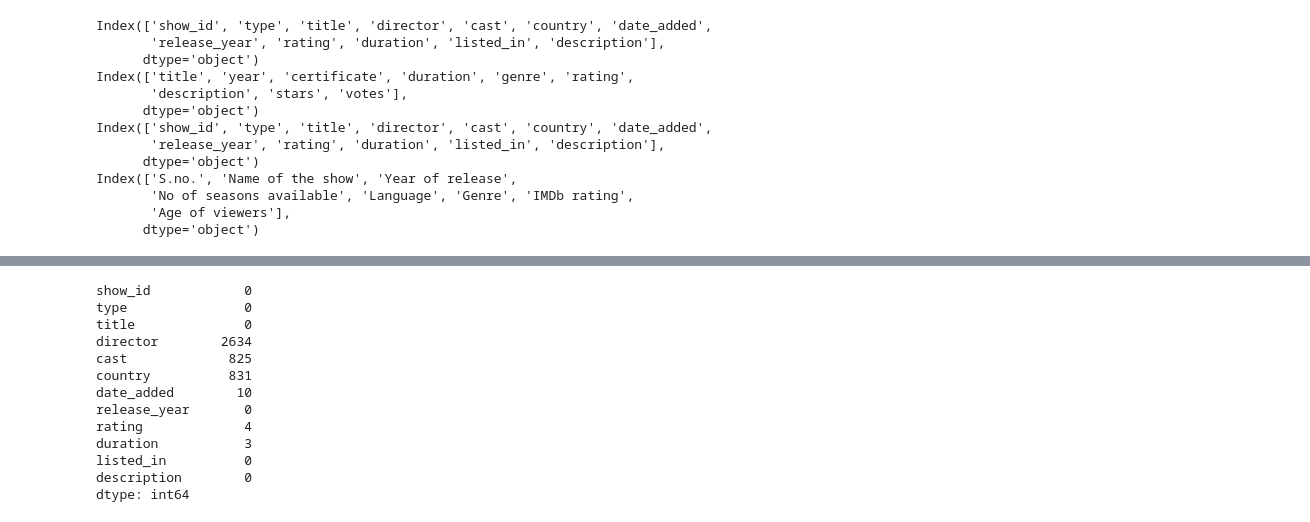
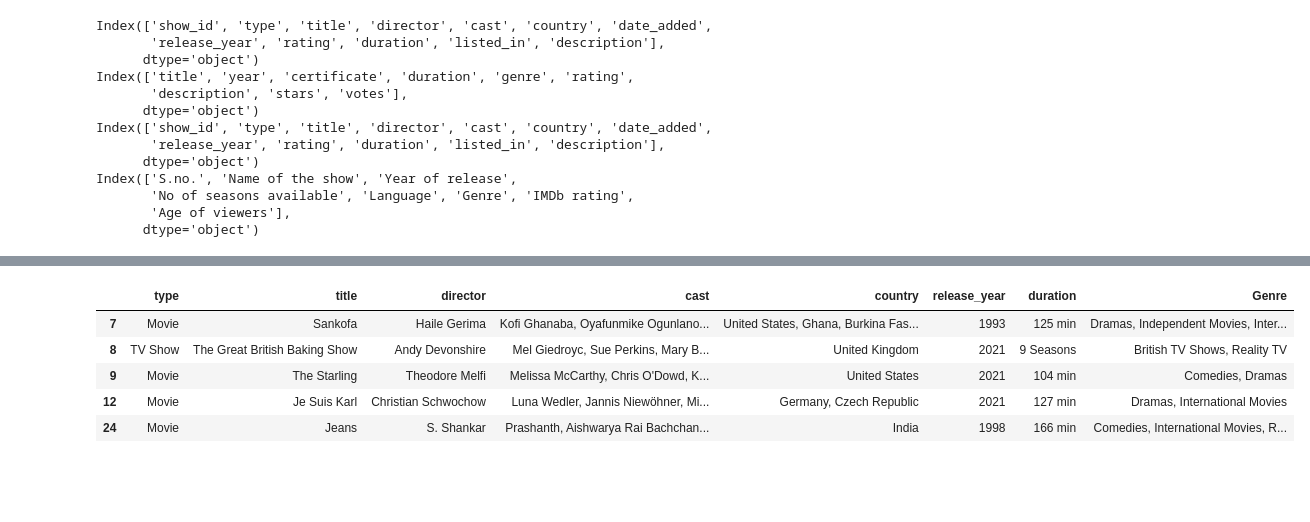
Before and after one commit to emirryilmazz/movies_datascience, a Jupyter notebook: project.ipynb, the cells around one changed output, grey strips where cells are left out. Drawn from its saved outputs; the diff is of its cells as text; code cells hidden in the pictures; blank space fills up the shorter version.

```diff
--- a/project.ipynb
+++ b/project.ipynb
@@ -96,22 +95,18 @@ amazon_data.head()
 | 2 | The Marvelous Mrs. Maisel | 2017 | 3 | English | Drama, Comedy | 8.7 | 16+ |
 | 3 | Four More Shots Please | 2019 | 2 | Hindi | Drama, Comedy | 5.3 | 18+ |
 | 4 | Fleabag | 2016 | 2 | English | Comedy | 8.7 | 18+ |
-# %%
-netflix_data1.isnull().sum()
-# %% [output]
-show_id            0
-type               0
-title              0
-director        2634
-cast             825
-country          831
-date_added        10
-release_year       0
-rating             4
-duration           3
-listed_in          0
-description        0
-dtype: int64
 # %%
 #delete null values if country and cast is null
 netflix_data1 = netflix_data1.dropna(subset=['country', 'cast', 'director','duration'])
+#delete columns  show_id, date_added, rating, description
+netflix_data1 = netflix_data1.drop(['show_id', 'date_added', 'rating', 'description'], axis=1)
+#chance listed_in columns name to genre
+netflix_data1.rename(columns={'listed_in':'Genre'}, inplace=True)
+netflix_data1.head()
+# %% [output]
+|  | type | title | director | cast | country | release_year | duration | Genre |
+| 7 | Movie | Sankofa | Haile Gerima | Kofi Ghanaba, Oyafunmike Ogunlano... | United States, Ghana, Burkina Fas... | 1993 | 125 min | Dramas, Independent Movies, Inter... |
+| 8 | TV Show | The Great British Baking Show | Andy Devonshire | Mel Giedroyc, Sue Perkins, Mary B... | United Kingdom | 2021 | 9 Seasons | British TV Shows, Reality TV |
+| 9 | Movie | The Starling | Theodore Melfi | Melissa McCarthy, Chris O'Dowd, K... | United States | 2021 | 104 min | Comedies, Dramas |
+| 12 | Movie | Je Suis Karl | Christian Schwochow | Luna Wedler, Jannis Niewöhner, Mi... | Germany, Czech Republic | 2021 | 127 min | Dramas, International Movies |
+| 24 | Movie | Jeans | S. Shankar | Prashanth, Aishwarya Rai Bachchan... | India | 1998 | 166 min | Comedies, International Movies, R... |
```
Also changed, not shown: parts of 7 cells of this notebook.
